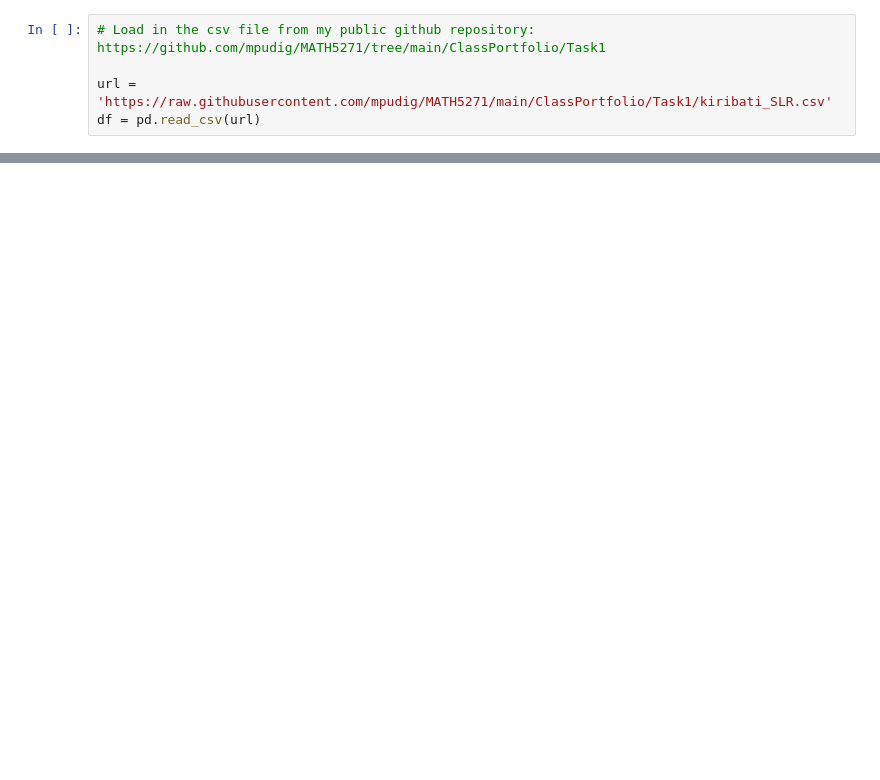
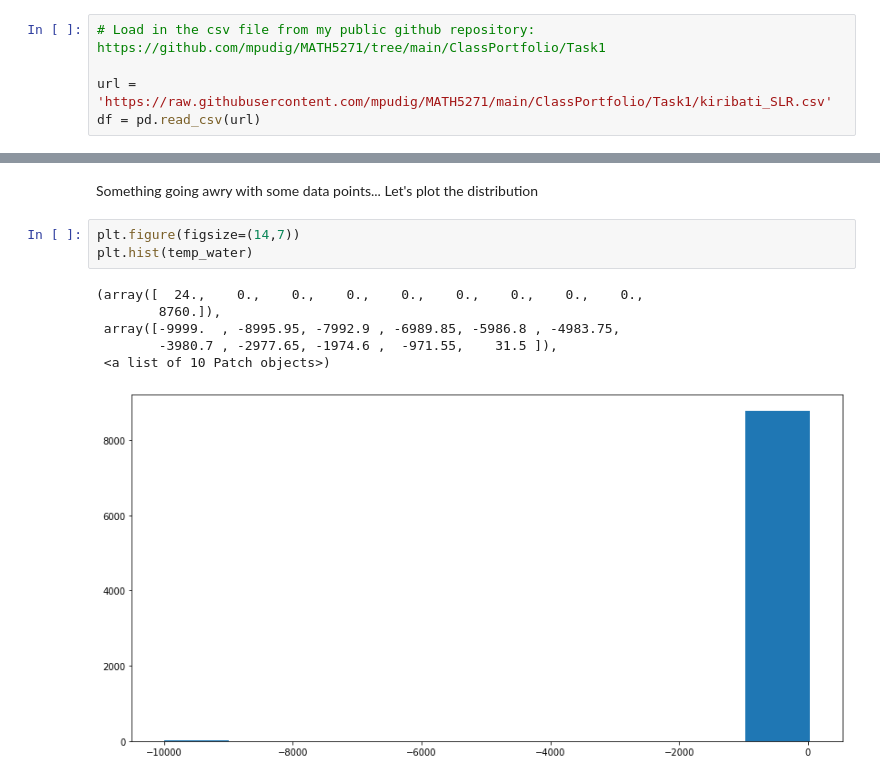
Before and after one commit to mpudig/MATH5271, a Jupyter notebook: ClassPortfolio/Task1/Task1_notebook.ipynb, the cells around one changed output, grey strips where cells are left out. Saved outputs shown, nothing was run; the diff lists cells and outputs as text; blank space fills up the shorter version.

```diff
--- a/ClassPortfolio/Task1/Task1_notebook.ipynb
+++ b/ClassPortfolio/Task1/Task1_notebook.ipynb
@@ -41,0 +77,12 @@ The data to be used in this notebook are sourced from Australia Bureau of Meteor
+# %% [markdown]
+Something going awry with some data points... Let's plot the distribution
+# %%
+plt.figure(figsize=(14,7))
+plt.hist(temp_water)
+# %% [output]
+(array([  24.,    0.,    0.,    0.,    0.,    0.,    0.,    0.,    0.,
+        8760.]),
+ array([-9999.  , -8995.95, -7992.9 , -6989.85, -5986.8 , -4983.75,
+        -3980.7 , -2977.65, -1974.6 ,  -971.55,    31.5 ]),
+ <a list of 10 Patch objects>)
+[figure, added]
```
Also changed, not shown: parts of 17 cells of this notebook, 3 other files.
